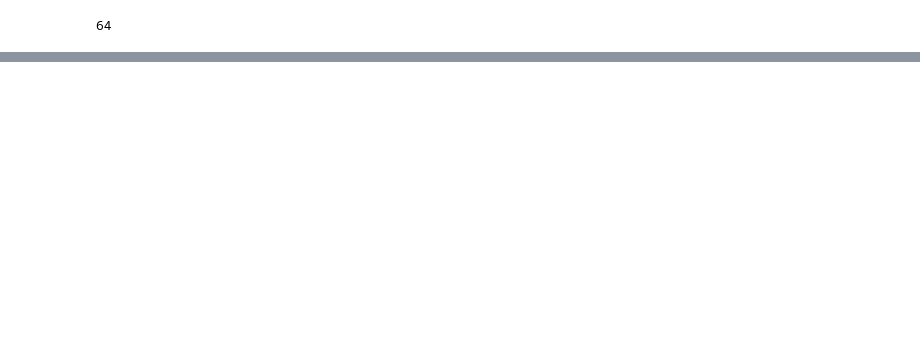
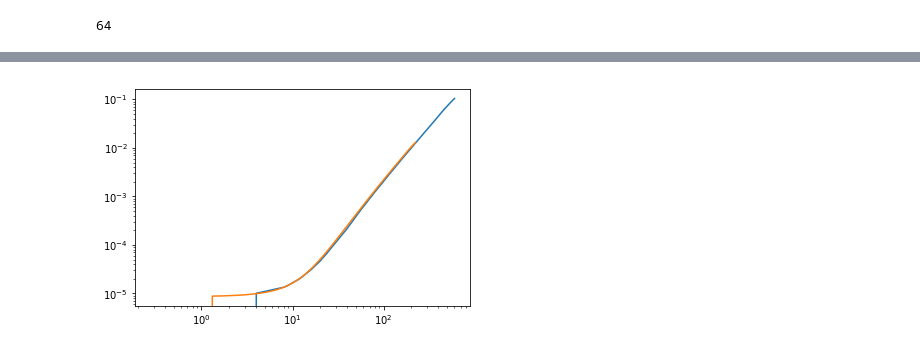
Before and after one commit to guyer/phasefieldbenchmark-8, a Jupyter notebook: analysis.ipynb, the cells around one changed output, grey strips where cells are left out. Saved outputs shown, nothing was run; the diff lists cells and outputs as text; code cells hidden in the pictures; blank space fills up the shorter version.

```diff
--- a/analysis.ipynb
+++ b/analysis.ipynb
@@ -285,0 +297,6 @@ total 578696
+# %%
+for uuid in ['8c61a15b939e', '5a7ce705a1c9']:
+    tt, fraction, energy = fp.numerix.loadtxt("Data/{uuid}/stats.txt".format(uuid=uuid), unpack=True)
+    plt.loglog(tt, -fp.tools.log10(1-fraction))
+# %% [output]
+[figure, added]
```
Also changed, not shown: parts of 11 cells of this notebook.
